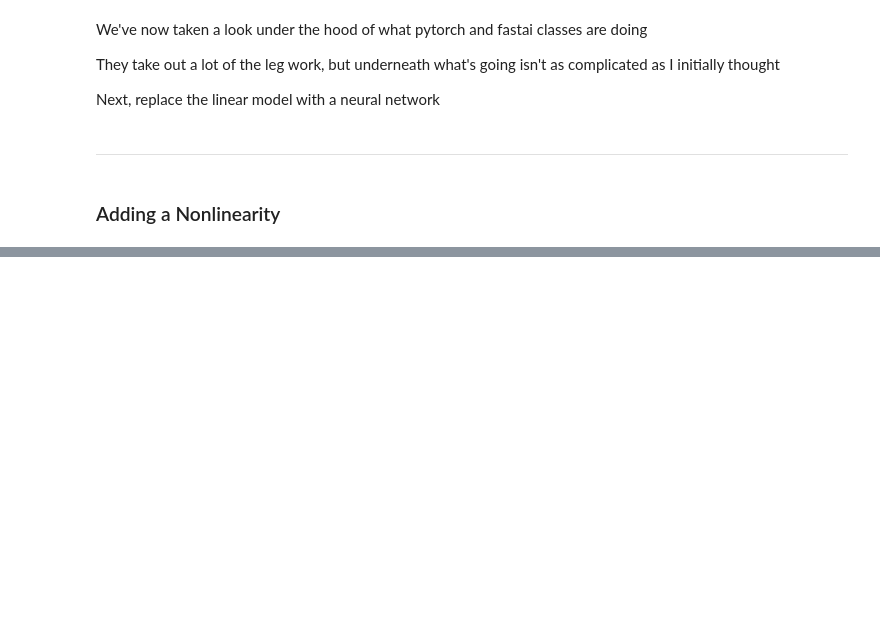
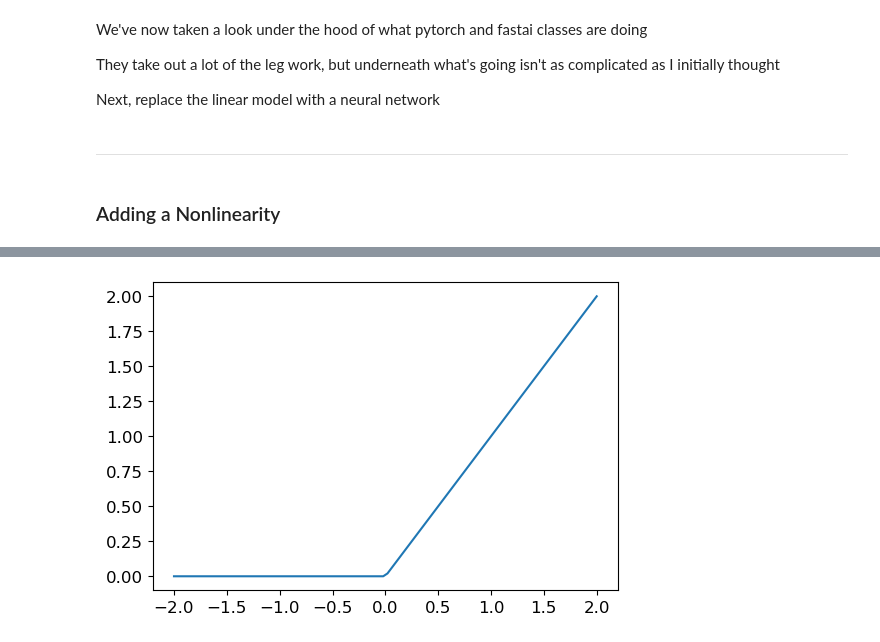
Before and after one commit to peterbull/deep-learning-projects, a Jupyter notebook: 04_ch.ipynb, the cells around one changed output, grey strips where cells are left out. Cells and saved outputs as stored; diff of their text form; code cells hidden in the pictures; blank space fills up the shorter version.

```diff
--- a/04_ch.ipynb
+++ b/04_ch.ipynb
@@ -1933,0 +1981,4 @@ Next, replace the linear model with a neural network
+# %%
+plot_function(F.relu)
+# %% [output]
+[figure, added]
```
Also changed, not shown: parts of 58 cells of this notebook.
